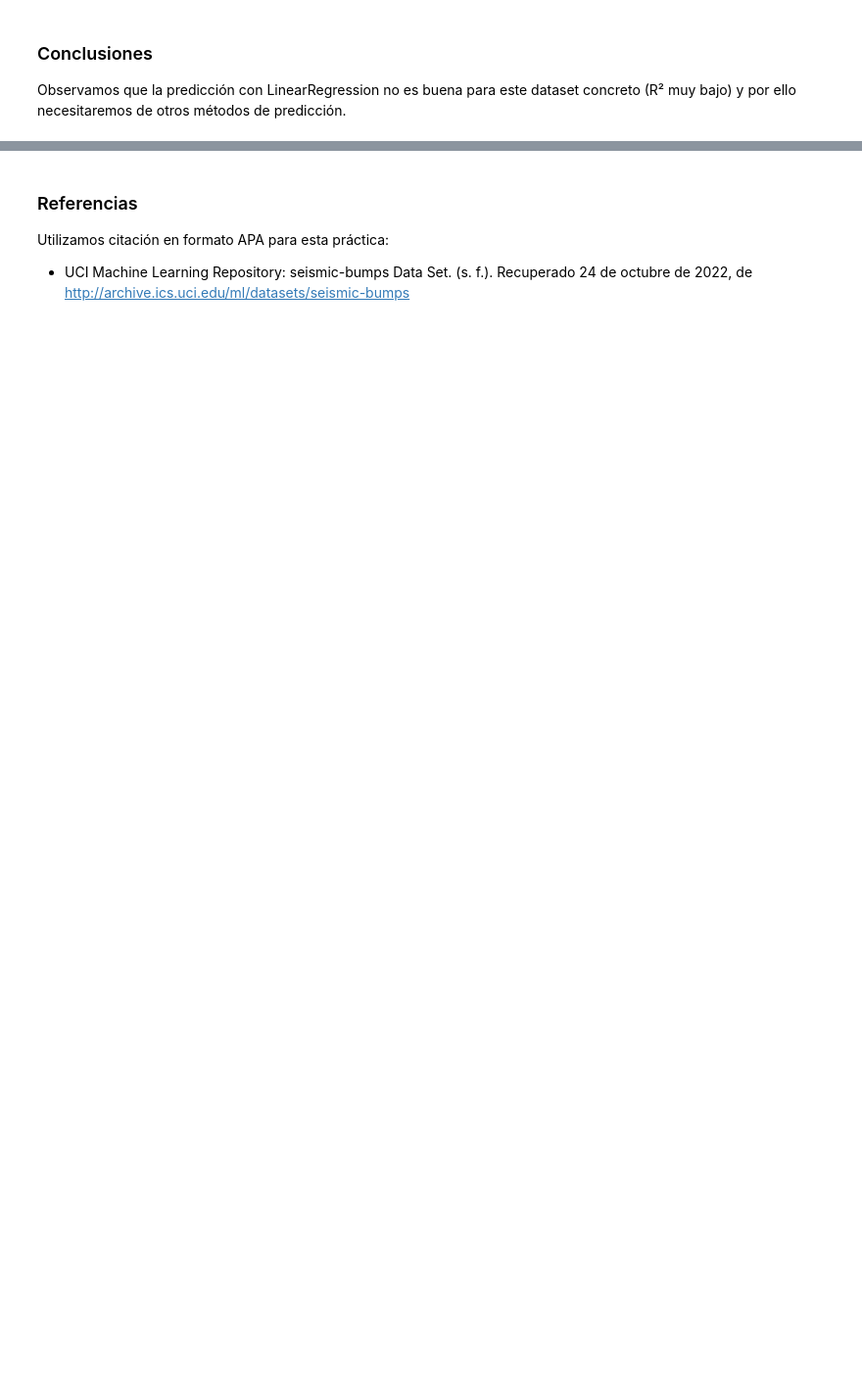
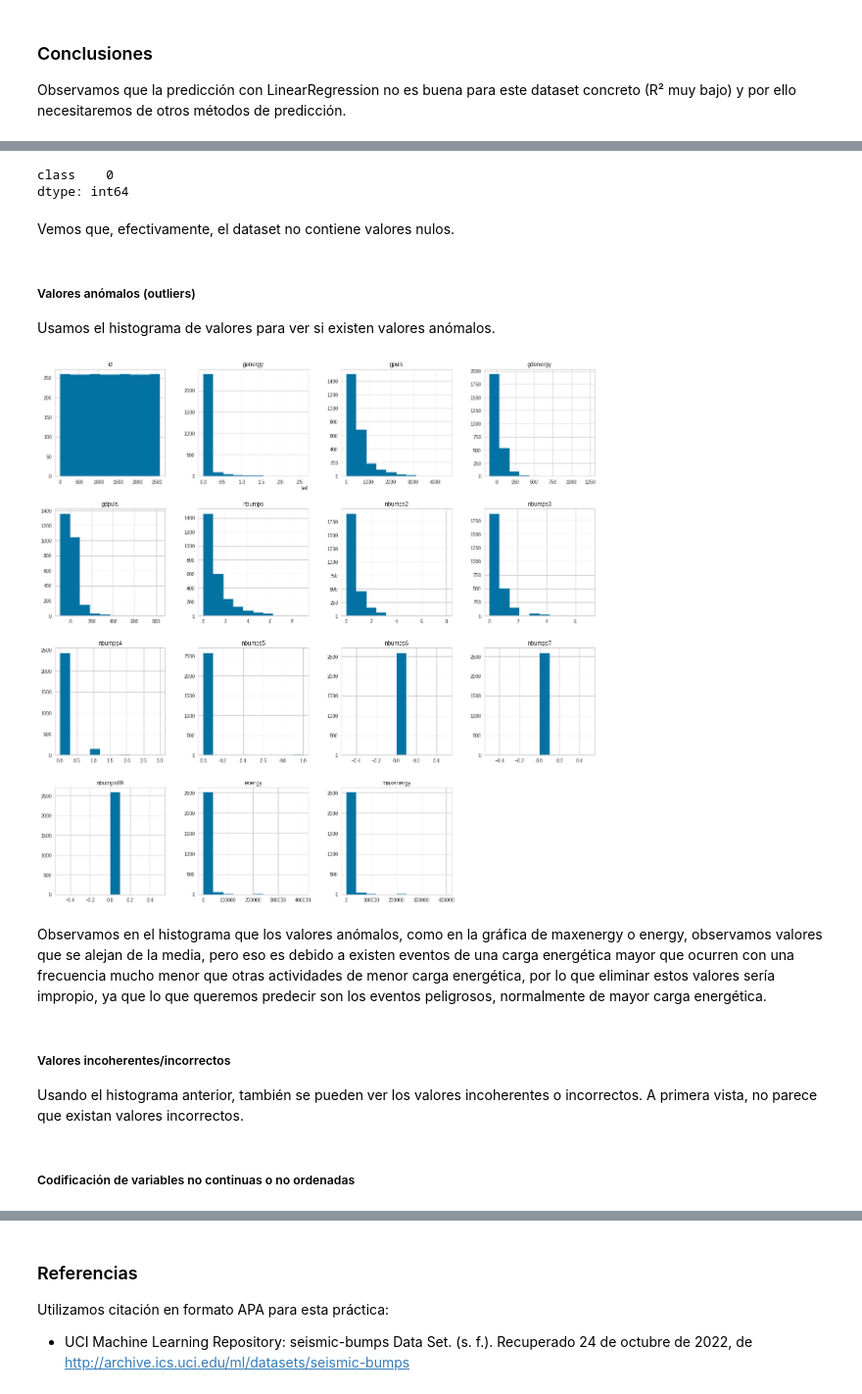
Before and after one commit to AlphaIcarus/PracticaAPA, a Jupyter notebook: Práctica_Guillem_Gonzalez_Carles_Orriols.ipynb, the cells around one changed output, grey strips where cells are left out. Shown at 98% size. Saved outputs shown, nothing was run; the diff lists cells and outputs as text; code cells hidden in the pictures; blank space fills up the shorter version.

```diff
--- a/Práctica_Guillem_Gonzalez_Carles_Orriols.ipynb
+++ b/Práctica_Guillem_Gonzalez_Carles_Orriols.ipynb
@@ -193,0 +187,6 @@ Observamos que la predicción con LinearRegression no es buena para este dataset
+# %%
+# Carga de datos
+seismic = pd.read_csv("./seismic-bumps.csv", header=0, delimiter = ',')
+
+X = seismic.drop(columns=['class'])
+Y = seismic[['class']]
@@ -193,0 +218,23 @@ Observamos que la predicción con LinearRegression no es buena para este dataset
+# %%
+Y.isna().sum()
+# %% [output]
+class    0
+dtype: int64
+# %% [markdown]
+Vemos que, efectivamente, el dataset no contiene valores nulos.
+# %% [markdown]
+##### Valores anómalos (outliers)
+
+Usamos el histograma de valores para ver si existen valores anómalos.
+# %%
+X.loc[:,:].hist(figsize=(20,20));
+# %% [output]
+[figure, added]
+# %% [markdown]
+Observamos en el histograma que los valores anómalos, como en la gráfica de maxenergy o energy, observamos valores que se alejan de la media, pero eso es debido a existen eventos de una carga energética mayor que ocurren con una frecuencia mucho menor que otras actividades de menor carga energética, por lo que eliminar estos valores sería impropio, ya que lo que queremos predecir son los eventos peligrosos, normalmente de mayor carga energética.
+# %% [markdown]
+##### Valores incoherentes/incorrectos
+
+Usando el histograma anterior, también se pueden ver los valores incoherentes o incorrectos. A primera vista, no parece que existan valores incorrectos.
+# %% [markdown]
+##### Codificación de variables no continuas o no ordenadas
```
Also changed, not shown: parts of 45 cells of this notebook.
